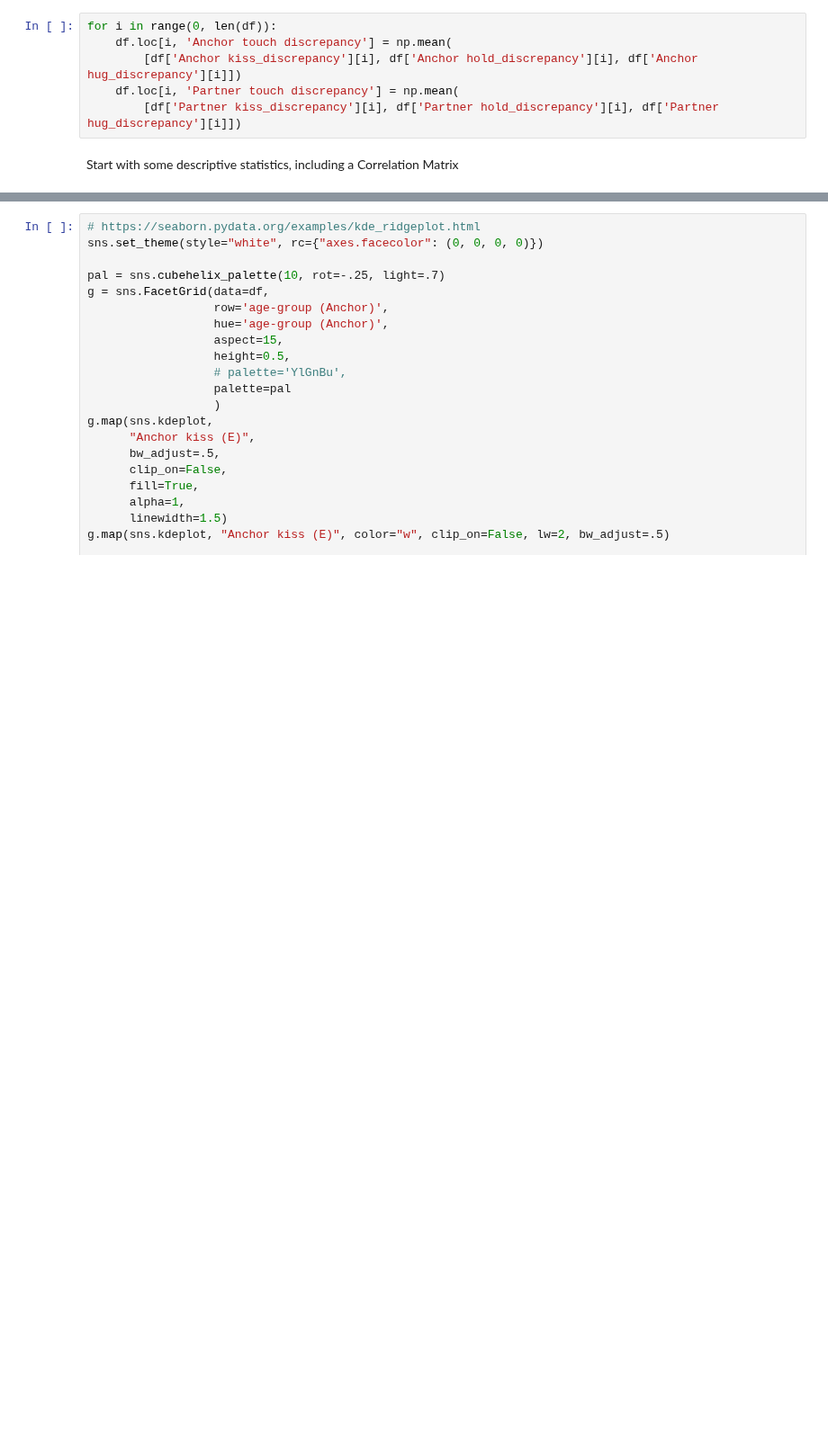
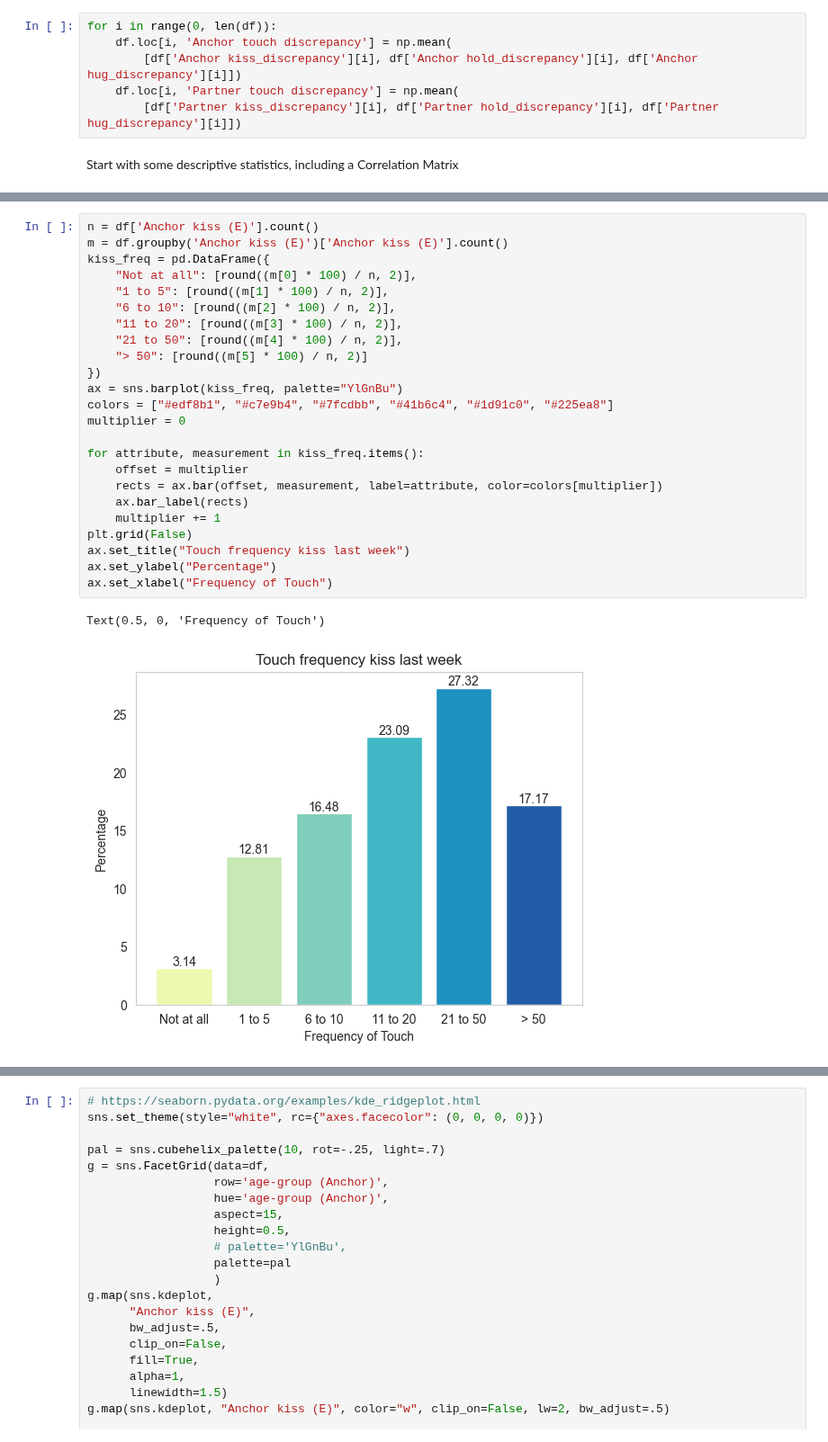
Before and after one commit to EdgardoCS/touchCouples, a Jupyter notebook: descriptive_stats.ipynb, the cells around one changed output, grey strips where cells are left out. Shown at 90% size. Cells and saved outputs as stored; diff of their text form; blank space fills up the shorter version.

Commit message:
freq_maps

```diff
--- a/descriptive_stats.ipynb
+++ b/descriptive_stats.ipynb
@@ -208,3 +215,30 @@ plt.grid(False)
 plt.savefig("output/img/correlation_map.png", dpi=350, transparent=True)
 # %% [output]
 [figure]
+# %%
+n = df['Anchor kiss (E)'].count()
+m = df.groupby('Anchor kiss (E)')['Anchor kiss (E)'].count()
+kiss_freq = pd.DataFrame({
+    "Not at all": [round((m[0] * 100) / n, 2)],
+    "1 to 5": [round((m[1] * 100) / n, 2)],
+    "6 to 10": [round((m[2] * 100) / n, 2)],
+    "11 to 20": [round((m[3] * 100) / n, 2)],
+    "21 to 50": [round((m[4] * 100) / n, 2)],
+    "> 50": [round((m[5] * 100) / n, 2)]
+})
+ax = sns.barplot(kiss_freq, palette="YlGnBu")
+colors = ["#edf8b1", "#c7e9b4", "#7fcdbb", "#41b6c4", "#1d91c0", "#225ea8"]
+multiplier = 0
+
+for attribute, measurement in kiss_freq.items():
+    offset = multiplier
+    rects = ax.bar(offset, measurement, label=attribute, color=colors[multiplier])
+    ax.bar_label(rects)
+    multiplier += 1
+plt.grid(False)
+ax.set_title("Touch frequency kiss last week")
+ax.set_ylabel("Percentage")
+ax.set_xlabel("Frequency of Touch")
+# %% [output]
+Text(0.5, 0, 'Frequency of Touch')
+[figure, added]
```
Also changed, not shown: parts of 9 cells of this notebook.
